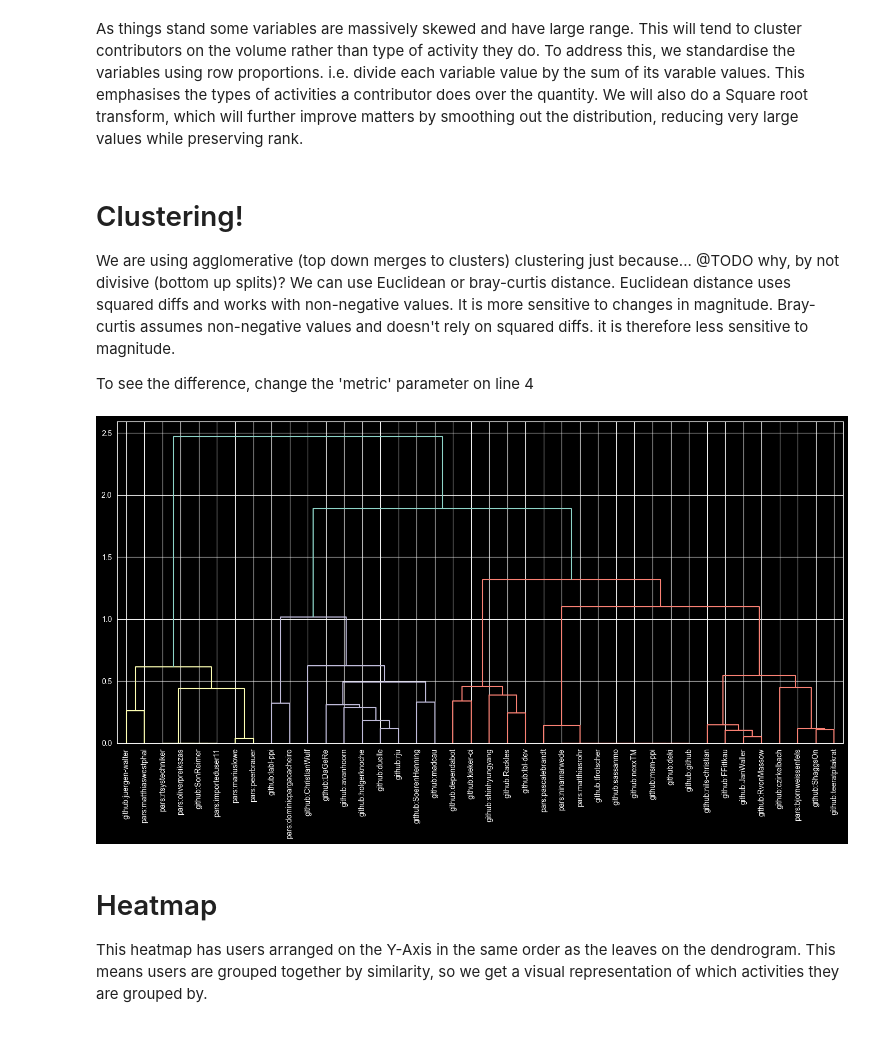
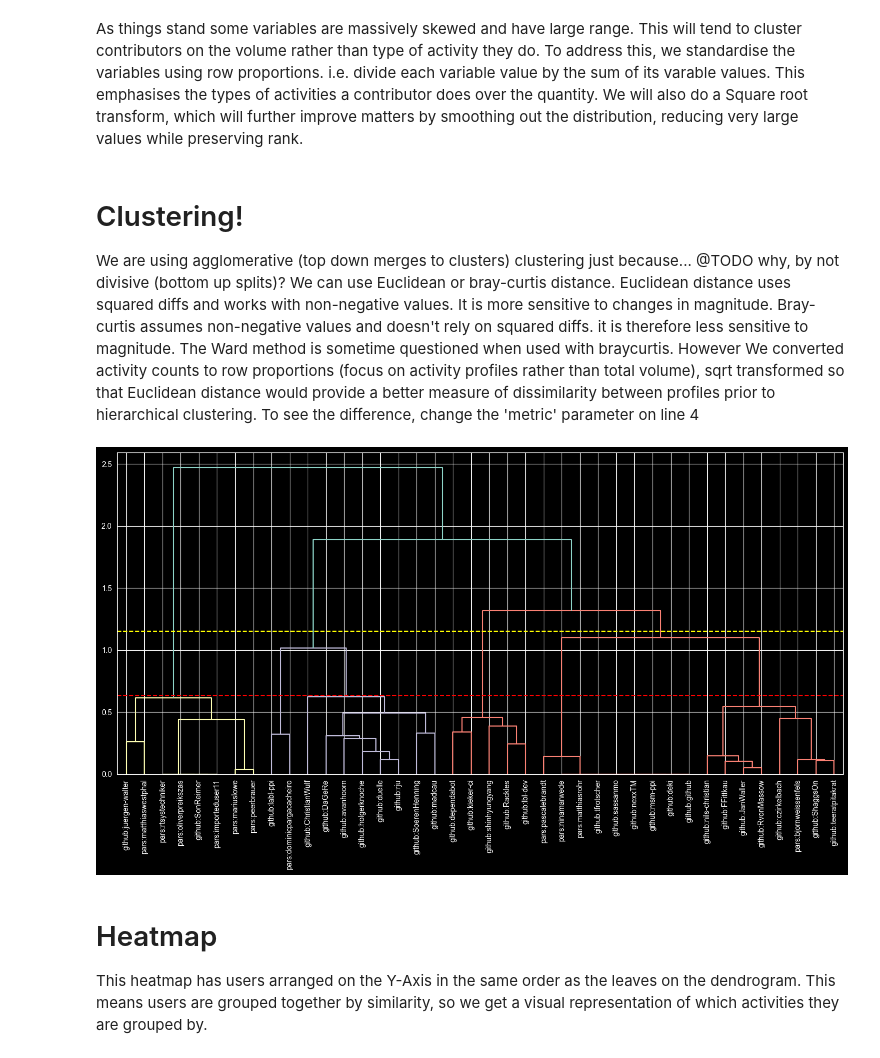
Before and after one commit to RSEMetaScience/kieker_analysis, a Jupyter notebook: notebooks/clustering.csv.ipynb, the cells around one changed output. Saved outputs shown, nothing was run; the diff lists cells and outputs as text; code cells hidden in the pictures.

Commit message:
clustering tweaks and output

```diff
--- a/notebooks/clustering.csv.ipynb
+++ b/notebooks/clustering.csv.ipynb
@@ -69,25 +77,59 @@ We are using agglomerative (top down merges to clusters) clustering just because
 We can use Euclidean or bray-curtis distance.
 Euclidean distance uses squared diffs and works with non-negative values. It is more sensitive to changes in magnitude.
 Bray-curtis assumes non-negative values and doesn't rely on squared diffs. it is therefore less sensitive to magnitude.
-
+The Ward method is sometime questioned when used with braycurtis. However We converted activity counts to row proportions (focus on activity profiles rather than total volume),  sqrt transformed so that Euclidean distance would provide a better measure of dissimilarity between profiles prior to hierarchical clustering.
 To see the difference, change the 'metric' parameter on line 4
 # %%
 from scipy.cluster.hierarchy import dendrogram
 from scipy.spatial.distance import pdist
-# claculate (yes this is a word now!) the distances.
+# claculate (yes this is a word now!) the distances.we use bray-curtis as a distance metric because it doesnt use square values and so is less sensitive to magnitude.
 e_dist = pdist(transformed_results, metric="braycurtis")
-# do the clustering - I picked average because it seems like a safe bet, in much the same way a 'centrist dad' seems to be moderate - @todo investigate!
+
+# do the clustering - we are using the ward method for calculating distances between clusters. To calculate the distances between two clusters it looks at how the variance changes if the clusters are merged.
 clusters = linkage(e_dist, method="ward")
+
 plt.figure(figsize=(14, 8))
 # make a tree
 tree = dendrogram(clusters, labels=transformed_results.index.tolist(), leaf_rotation=90, leaf_font_size=10)
+
 # reorder dataframe rows to match dendrogram leaf order
 ordered_results = transformed_results.iloc[tree["leaves"]]
-# dendrogram(clusters, labels=transformed_results.index.tolist(), leaf_rotation=90, leaf_font_size=10)
+
+# reorder the column variables to group them into meaningful groups--
+variables_order = [
+                # issue and PR progressing, dev workflows
+                    'pull_reqs_opened',
+                    'closed_pull',
+                    'jira2prov:assignee',   # from here down to 'issue_link' it's jira2prov /issue related, so pre-Git users should go dark in this region
+                    'dev_process',          #   |
+                    'issue_progress',       #   |
+                    'issue_content',        #   |
+                    'refs_issues',          #   |
+                    'issue_link',           #       end of the issue related region
+                #categorising, content labelling
+                    'categorising',
+                    'labels_pull',
+                #communicating, referencing
+                    'referred_pull_comments',
+                    'mentions_users',
+                #commenting
+                    'pr_comments',
+                    'comment_activity',
+                #being referred to
+                    'agent_mentioned',
+                # writing code
+                    'commits_started',
+                ]
+
+# reorder the variables to group them by similarity for a better heatmap
+ordered_results =  ordered_results[variables_order]
+
+plt.axhline(y=0.63, color="red", linestyle="--")
+plt.axhline(y=1.15, color="yellow", linestyle="--")
 plt.tight_layout()
 plt.show()
 # %% [output]
-[figure, old version]
+[figure, new version]
 # %% [markdown]
 # Heatmap
 This heatmap has users arranged on the Y-Axis in the same order as the leaves on the dendrogram. This means users are grouped together by similarity, so we get a visual representation of which activities they are grouped by.
```
Also changed, not shown: parts of 7 cells of this notebook.
